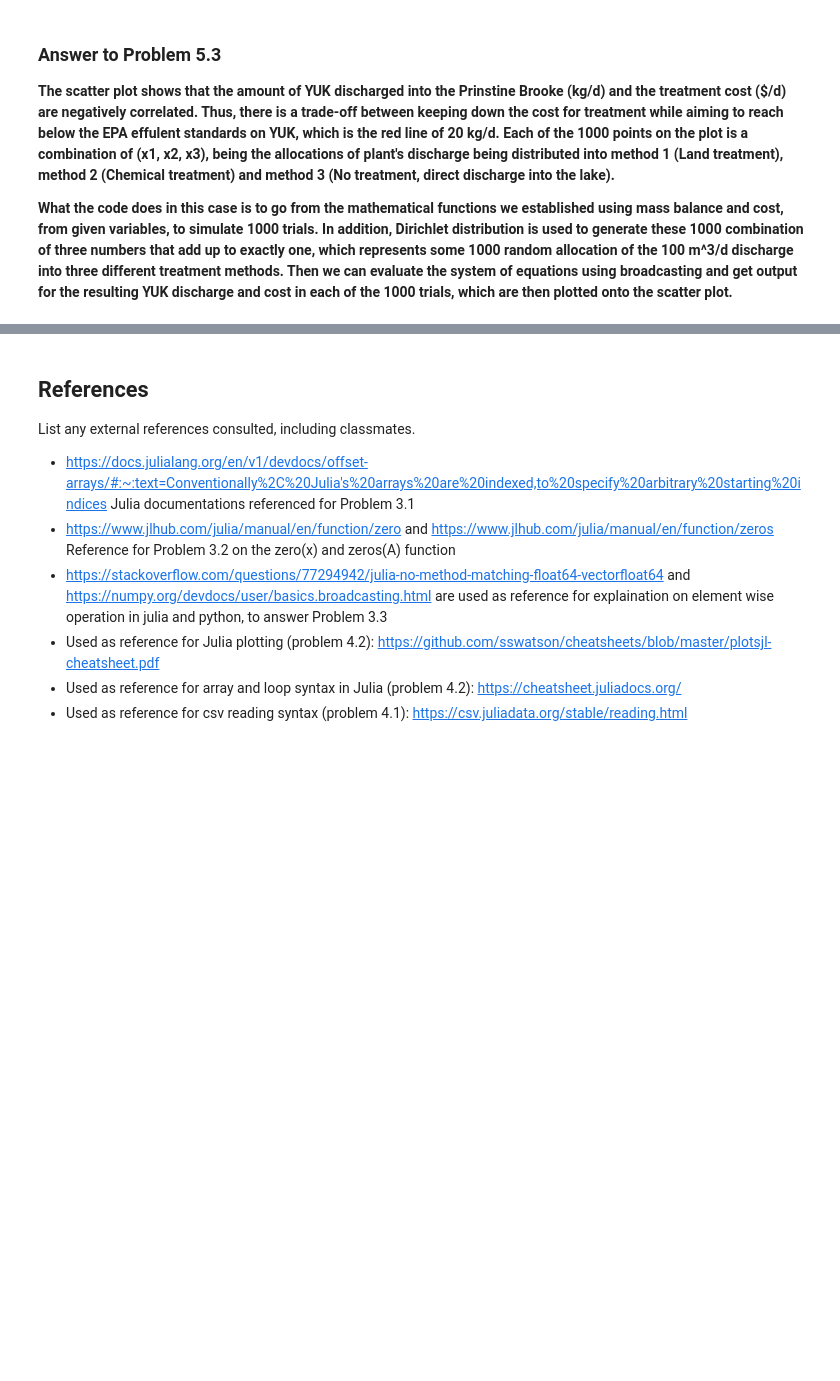
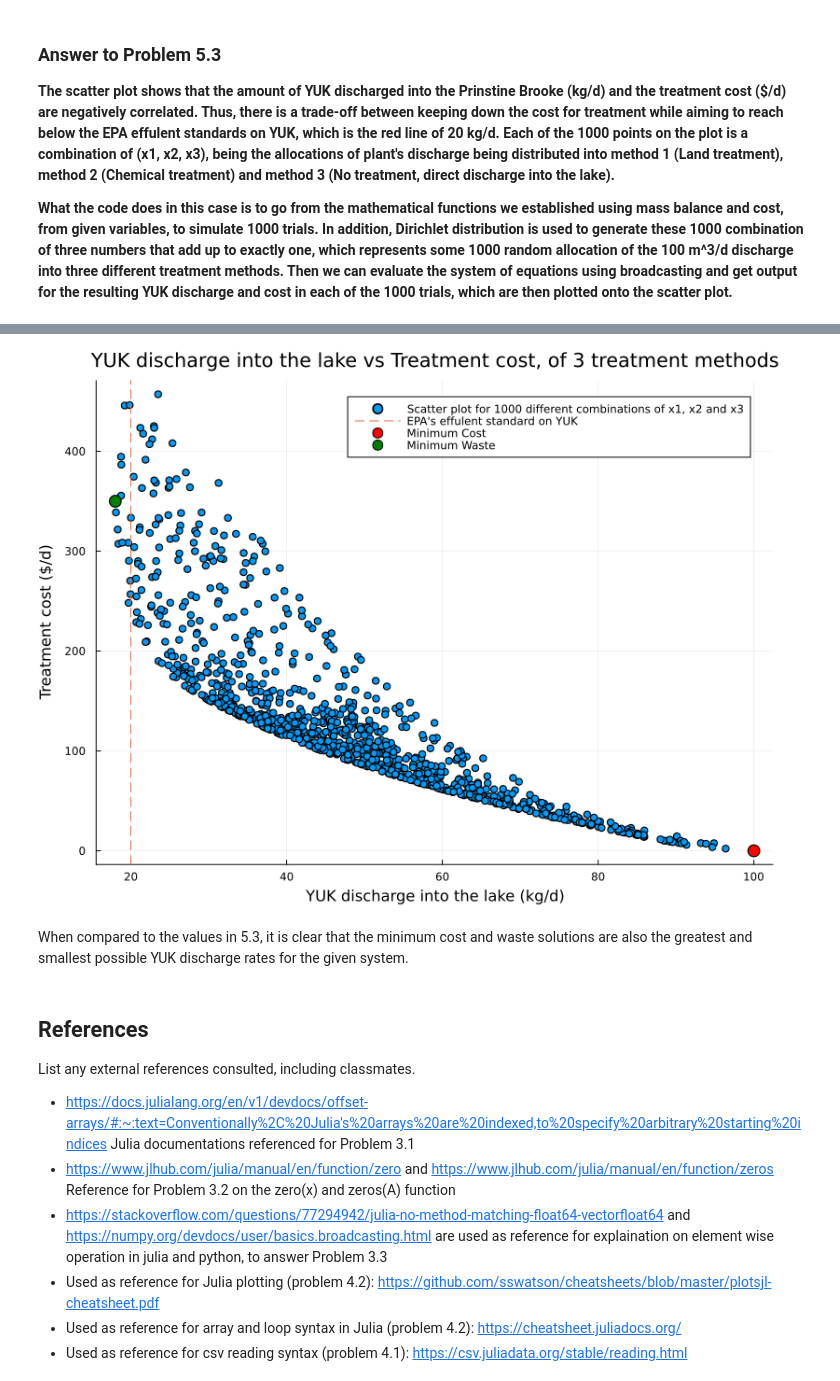
Before and after one commit to gchen8888/hw01, a Jupyter notebook: hw01.ipynb, the cells around one changed output, grey strips where cells are left out. Cells and saved outputs as stored; diff of their text form; code cells hidden in the pictures; blank space fills up the shorter version.

```diff
--- a/hw01.ipynb
+++ b/hw01.ipynb
@@ -599,3 +636,28 @@ that problem?
+# %%
+#reproducing the graph from 5.3
+scatter(mass, cost, label="Scatter plot for 1000 different combinations of x1, x2 and x3",
+        xlabel="YUK discharge into the lake (kg/d)",
+        ylabel="Treatment cost (\$/d)",
+        title="YUK discharge into the lake vs Treatment cost, of 3 treatment methods",
+        size=(800,600))
+
+# The limit is 20kg/d of YUK into the lake
+ vline!([20], label="EPA's effulent standard on YUK", legend=:topright, linestyle=:dash)
+
+#adding minimized cost and waste objective metric results
+scatter!([100], [0], color=:red, markersize=7, label="Minimum Cost")
+scatter!([18], [350], color=:green, markersize=7, label="Minimum Waste")
+# scatter([100], [0],
+#         xlabel="YUK discharge into the lake (kg/d)",
+#         ylabel="Treatment cost (\$/d)",
+#         title="Optimal Solutions",
+#         legend=false,
+#         xlim=(0, 120),
+#         ylim=(0, 400))
+# %% [output]
+[figure, added]
+# %% [markdown]
+When compared to the values in 5.3, it is clear that the minimum cost and waste solutions are also the greatest and smallest possible YUK discharge rates for the given system.
 # %% [markdown]
 ## References
 
```
Also changed, not shown: parts of 5 cells of this notebook.
